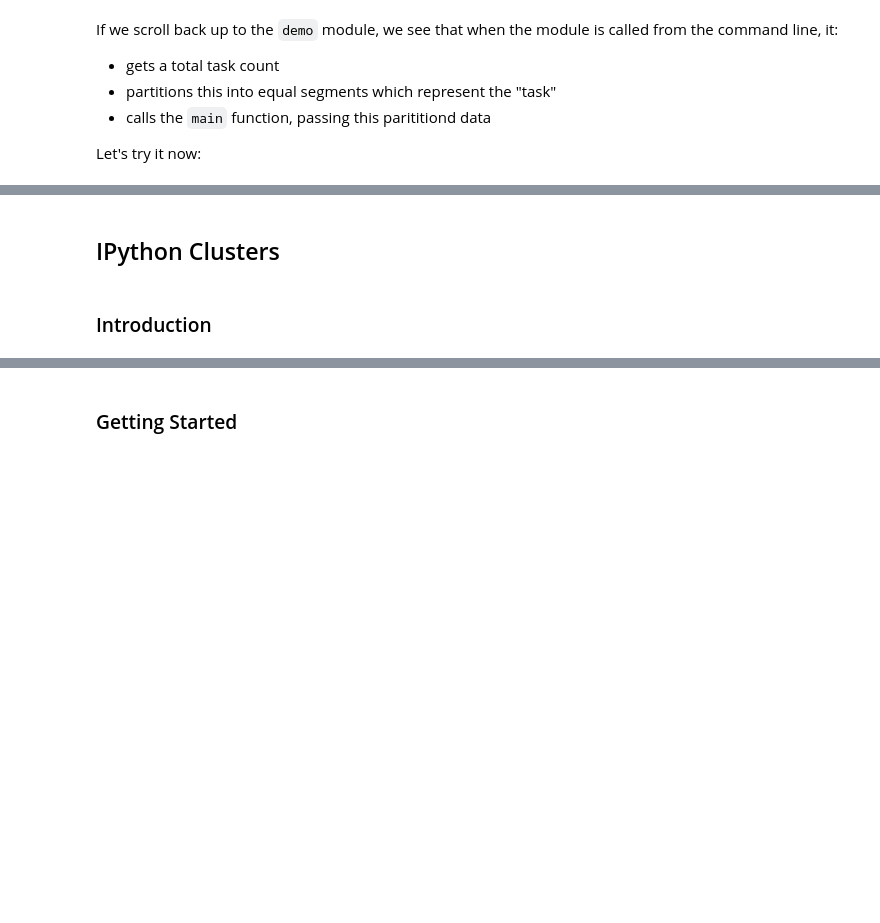
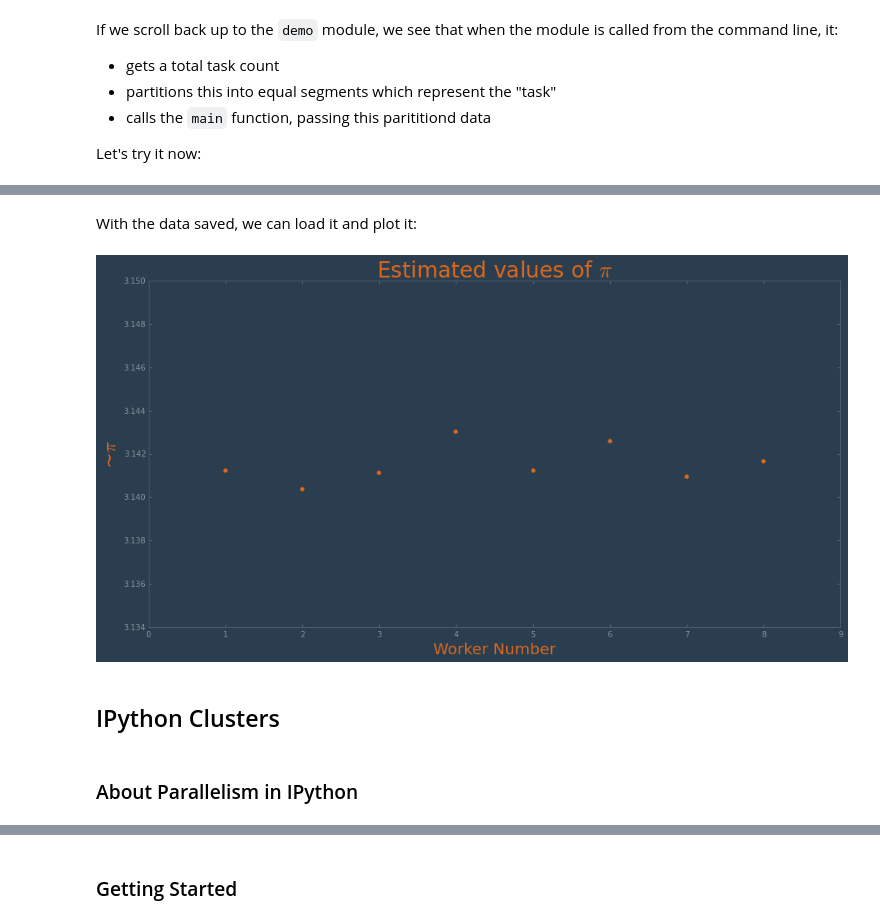
Before and after one commit to jp-wright/clustering, a Jupyter notebook: notebooks/mmpl-clustering.ipynb, the cells around one changed output, grey strips where cells are left out. Cells and saved outputs as stored; diff of their text form; code cells hidden in the pictures; blank space fills up the shorter version.

```diff
--- a/notebooks/mmpl-clustering.ipynb
+++ b/notebooks/mmpl-clustering.ipynb
@@ -274,7 +345,19 @@ As we might have expected, our parallel version runs faster -- more than twice a
+# %% [markdown]
+With the data saved, we can load it and plot it:
+# %%
+results = np.load("../data/results.npy")
+(figure, axes) = plt.subplots(figsize=(16, 8))
+axes.scatter([x + 1 for x in range(len(results))], results, color=colors[0])
+axes.set_title("Estimated values of $\pi$", fontsize=28)
+axes.set_ylabel("~$\pi$", fontsize=24)
+axes.set_xlabel("Worker Number", fontsize=20)
+plt.show()
+# %% [output]
+[figure, added]
 # %% [markdown]
 ## IPython Clusters
-# %% [markdown]
-### Introduction
+# %% [markdown]
+### About Parallelism in IPython
 # %% [markdown]
 As explained in the [IPython documentation for parallel computing](http://ipython.org/ipython-doc/dev/parallel/parallel_intro.html), IPython has built-in support for parallelism due to the architectural overhaul it received when the project moved to ZeroMQ. One can summarize this with the following components which live in the ``IPython.parallel`` package:
 
```
Also changed, not shown: parts of 60 cells of this notebook.
